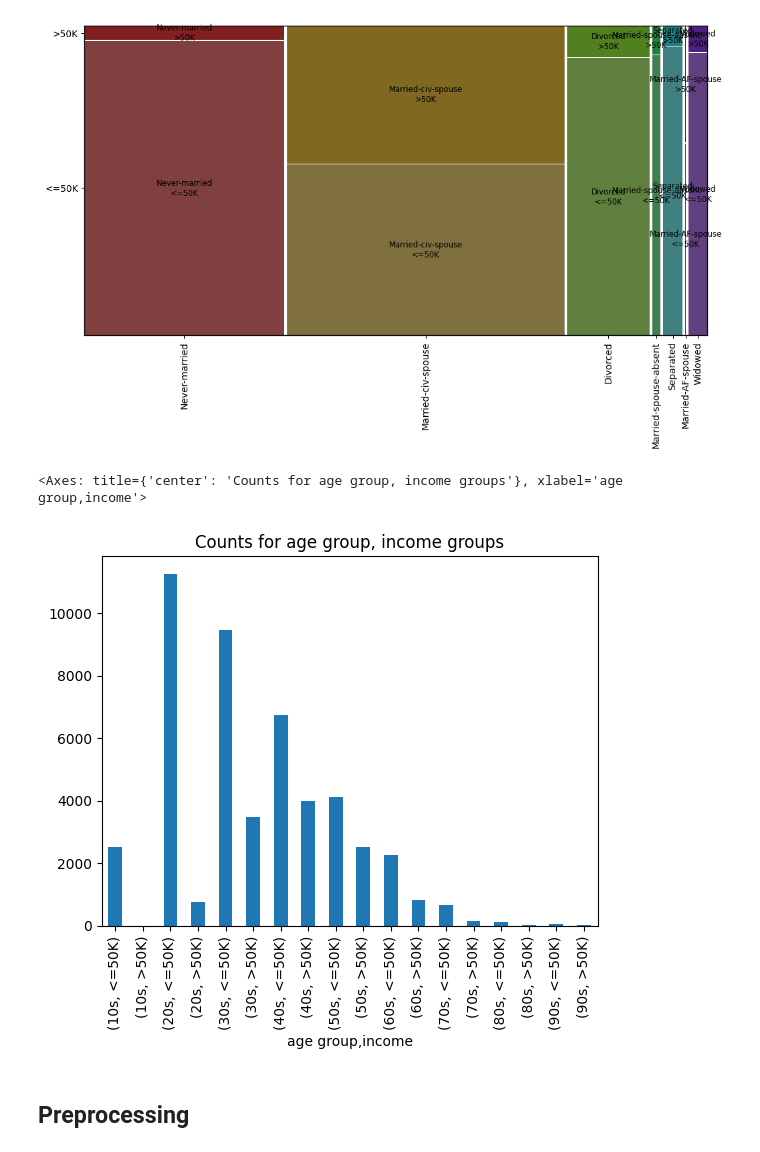
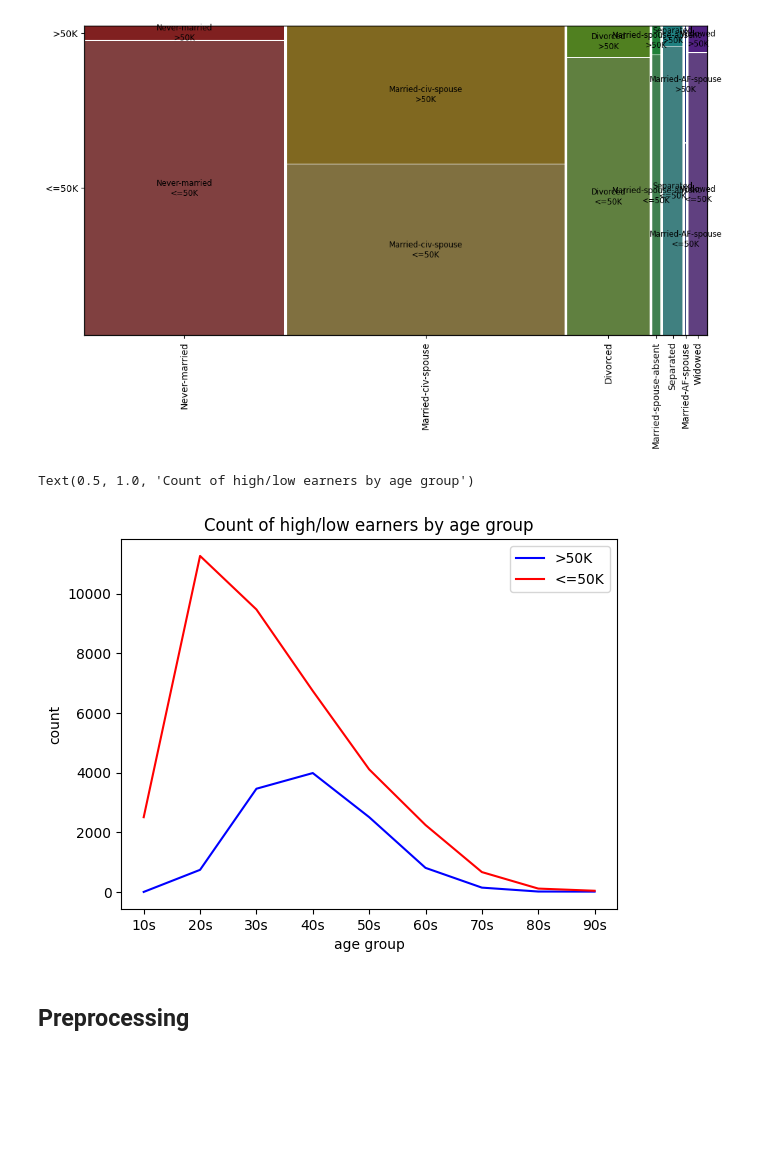
Before and after one commit to jonathanykwong/annual-income, a Jupyter notebook: annual-income.ipynb, the cells around one changed output. Saved outputs shown, nothing was run; the diff lists cells and outputs as text; code cells hidden in the pictures; blank space fills up the shorter version.

```diff
--- a/annual-income.ipynb
+++ b/annual-income.ipynb
@@ -151,10 +157,20 @@ plt.show()
 [figure]
 # %%
 adult_eda['age group'] = adult_eda['age'].apply(lambda n: f"{n//10}0s")
-adult_eda[['age group', 'income']].groupby(['age group', 'income']).size().plot(kind='bar', title="Counts for age group, income groups")
+income_count_age = adult_eda[['age group', 'income']].groupby(['age group', 'income']).size().reset_index().rename({0: 'count'}, axis=1) #.plot(kind='bar', title="Counts for age group, income groups")
+high_income_count_age = income_count_age[income_count_age['income'] == '>50K']
+low_income_count_age = income_count_age[income_count_age['income'] == '<=50K']
-# %% [output]
-<Axes: title={'center': 'Counts for age group, income groups'}, xlabel='age group,income'>
-[figure, removed]
+# %%
+fig, ax = plt.subplots()
+ax.plot(high_income_count_age['age group'], high_income_count_age['count'], c='b', label='>50K')
+ax.plot(low_income_count_age['age group'], low_income_count_age['count'], c='r', label='<=50K')
+ax.set_xlabel('age group')
+ax.set_ylabel('count')
+ax.legend()
+ax.set_title('Count of high/low earners by age group')
+# %% [output]
+Text(0.5, 1.0, 'Count of high/low earners by age group')
+[figure, added]
 # %% [markdown]
 ## Preprocessing
 # %%
```
Also changed, not shown: parts of 3 cells of this notebook.
